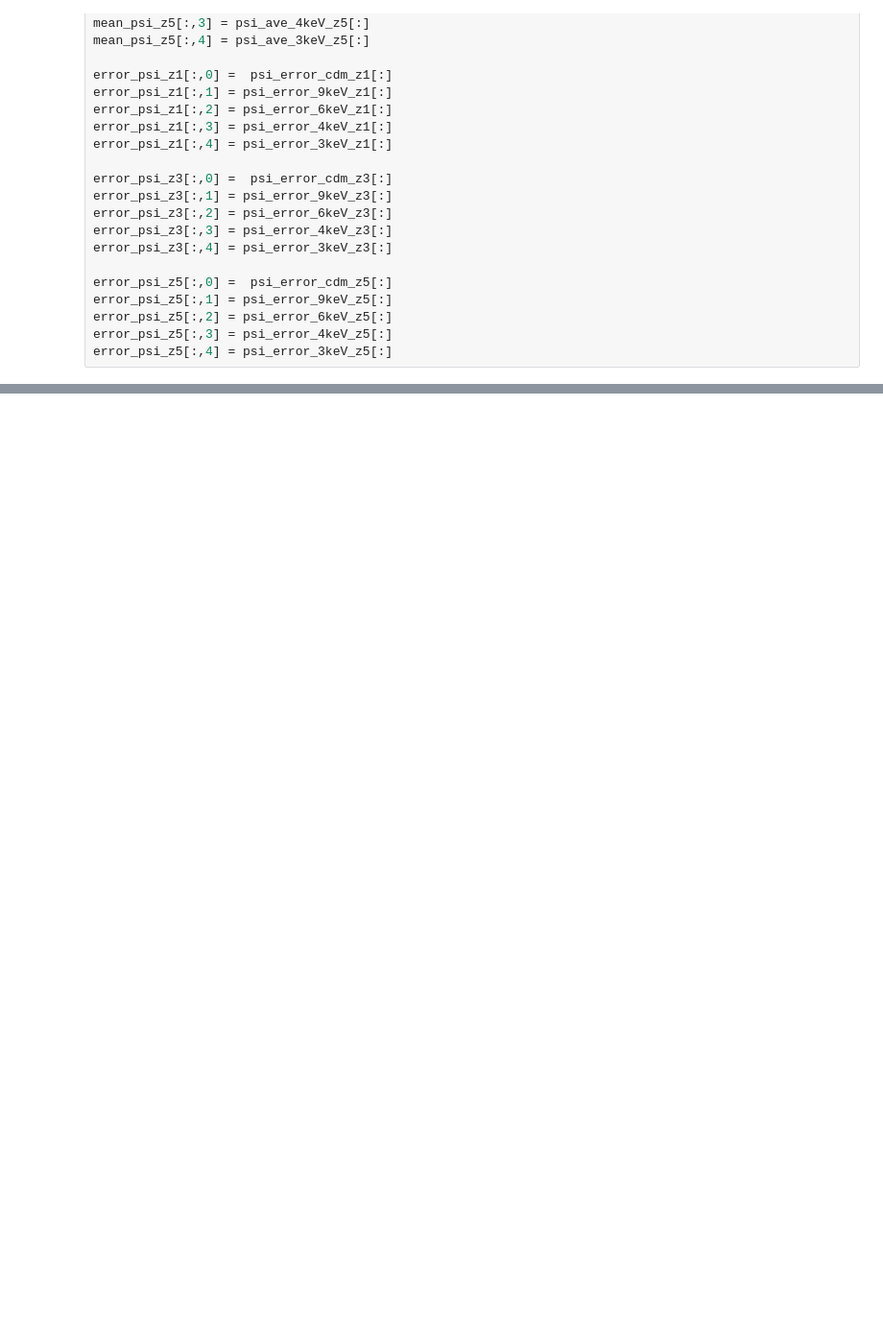
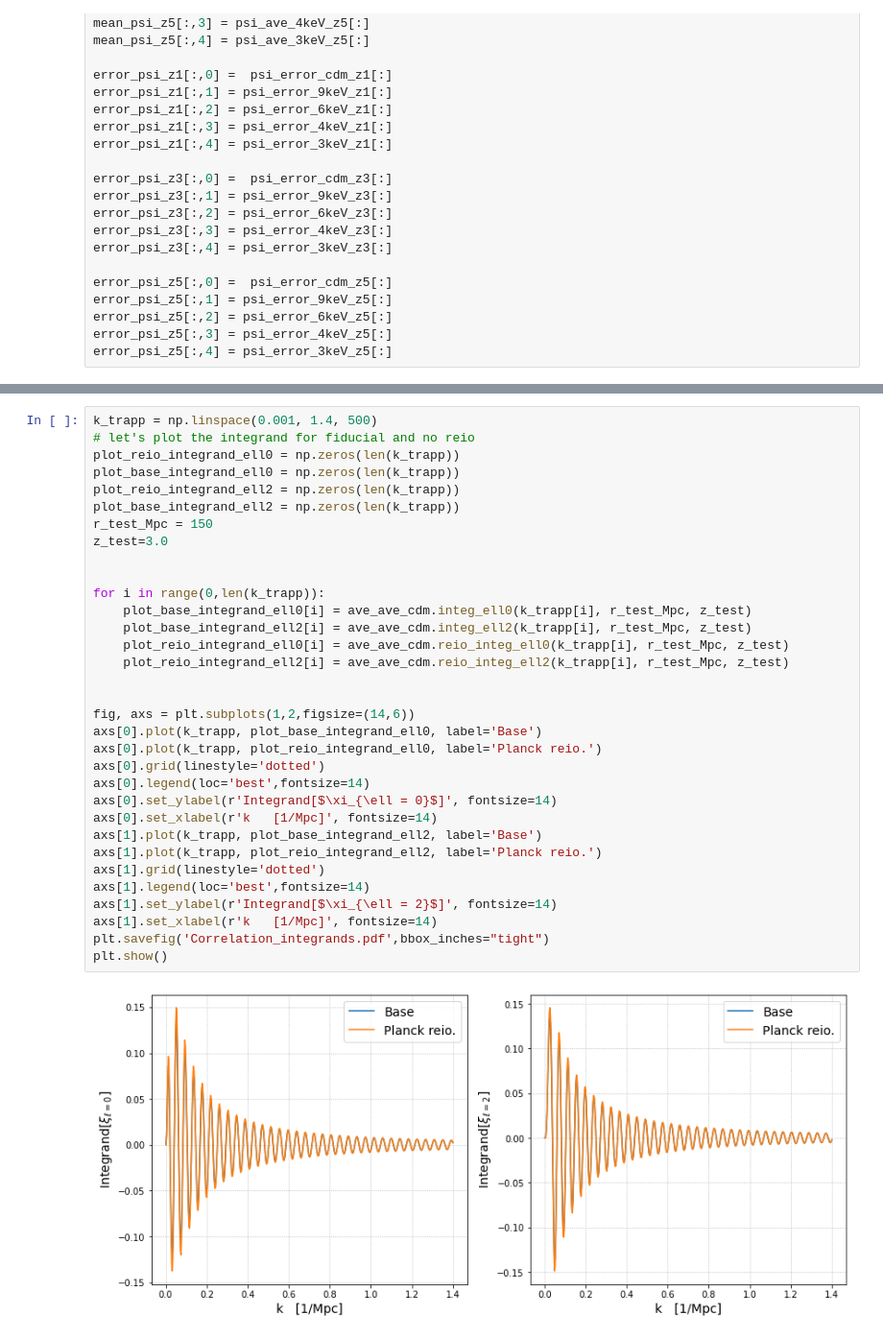
Before and after one commit to yaozhang1206/WDM_Lya_21cm, a Jupyter notebook: error_master.ipynb, the cells around one changed output, grey strips where cells are left out. Shown at 96% size. Saved outputs shown, nothing was run; the diff lists cells and outputs as text; blank space fills up the shorter version.

```diff
--- a/error_master.ipynb
+++ b/error_master.ipynb
@@ -1238,0 +1373,35 @@ plt.show()
+# %%
+k_trapp = np.linspace(0.001, 1.4, 500)
+# let's plot the integrand for fiducial and no reio
+plot_reio_integrand_ell0 = np.zeros(len(k_trapp))
+plot_base_integrand_ell0 = np.zeros(len(k_trapp))
+plot_reio_integrand_ell2 = np.zeros(len(k_trapp))
+plot_base_integrand_ell2 = np.zeros(len(k_trapp))
+r_test_Mpc = 150
+z_test=3.0
+
+
+for i in range(0,len(k_trapp)):
+    plot_base_integrand_ell0[i] = ave_ave_cdm.integ_ell0(k_trapp[i], r_test_Mpc, z_test)
+    plot_base_integrand_ell2[i] = ave_ave_cdm.integ_ell2(k_trapp[i], r_test_Mpc, z_test)
+    plot_reio_integrand_ell0[i] = ave_ave_cdm.reio_integ_ell0(k_trapp[i], r_test_Mpc, z_test)
+    plot_reio_integrand_ell2[i] = ave_ave_cdm.reio_integ_ell2(k_trapp[i], r_test_Mpc, z_test)
+
+
+fig, axs = plt.subplots(1,2,figsize=(14,6))
+axs[0].plot(k_trapp, plot_base_integrand_ell0, label='Base')
+axs[0].plot(k_trapp, plot_reio_integrand_ell0, label='Planck reio.')
+axs[0].grid(linestyle='dotted')
+axs[0].legend(loc='best',fontsize=14)
+axs[0].set_ylabel(r'Integrand[$\xi_{\ell = 0}$]', fontsize=14)
+axs[0].set_xlabel(r'k   [1/Mpc]', fontsize=14)
+axs[1].plot(k_trapp, plot_base_integrand_ell2, label='Base')
+axs[1].plot(k_trapp, plot_reio_integrand_ell2, label='Planck reio.')
+axs[1].grid(linestyle='dotted')
+axs[1].legend(loc='best',fontsize=14)
+axs[1].set_ylabel(r'Integrand[$\xi_{\ell = 2}$]', fontsize=14)
+axs[1].set_xlabel(r'k   [1/Mpc]', fontsize=14)
+plt.savefig('Correlation_integrands.pdf',bbox_inches="tight")
+plt.show()
+# %% [output]
+[figure, added]
```
Also changed, not shown: parts of 12 cells of this notebook, 1 other file.
